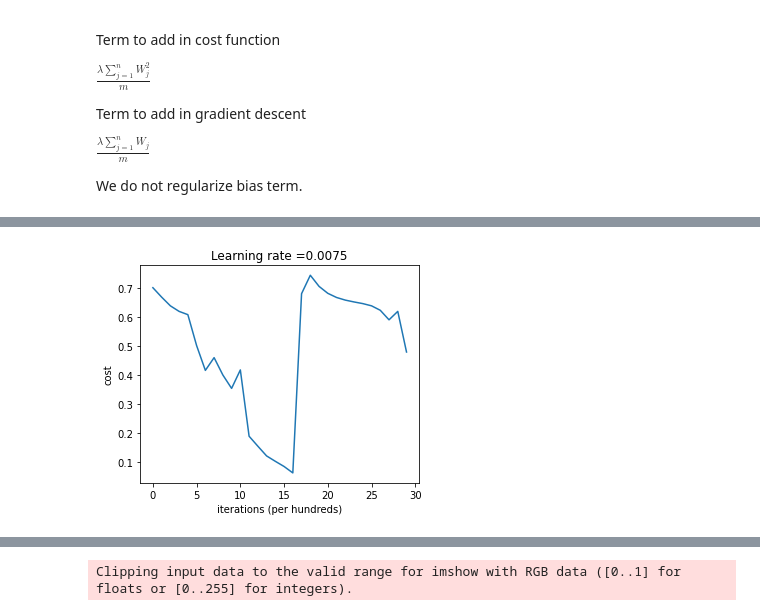
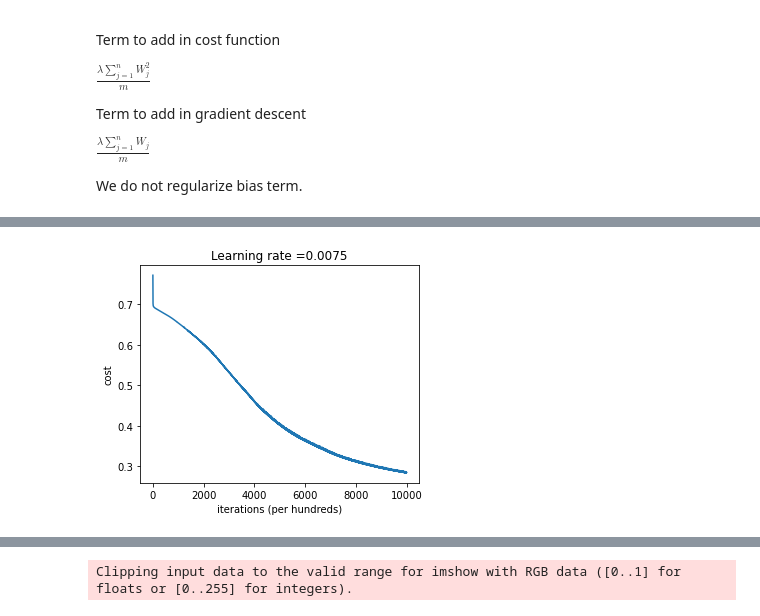
Before and after one commit to diogoalves/coursera-deep-learning-specialization, a Jupyter notebook: 01-Neural-Networks-and-Deep-Learning/week-04/experiments/experiments.ipynb, the cells around one changed output, grey strips where cells are left out. Drawn from its saved outputs; the diff is of its cells as text; code cells hidden in the pictures.

Commit message:
experimenting with regularization

```diff
--- a/01-Neural-Networks-and-Deep-Learning/week-04/experiments/experiments.ipynb
+++ b/01-Neural-Networks-and-Deep-Learning/week-04/experiments/experiments.ipynb
@@ -268,7 +268,7 @@ $ \frac { \lambda \sum_{j=1}^n W_j } {m} $
 
 We do not regularize bias term.
 # %%
-layers_dims = [12288, 256, 40, 20, 15, 10, 7, 5, 1] #  4-layer model
+layers_dims = [12288, 20, 7, 5, 1] #  4-layer model
 
 def compute_cost_with_regularization(AL, Y, regularization, parameters):
     m = Y.shape[1]
@@ -283,24 +283,77 @@ def compute_cost_with_regularization(AL, Y, regularization, parameters):
 
     # print(regularizationTerm)
 
-    cost = (1./m) * (firstTerm + regularizationTerm)
+    cost = ((1./m) * firstTerm) + ((1./(2*m)) *regularization * regularizationTerm)
 
     # cost = np.squeeze(cost)      # To make sure your cost's shape is what we expect (e.g. this turns [[17]] into 17).
     assert(cost.shape == ())
 
     return cost
 
-def update_parameters_with_regularization(parameters, grads, learning_rate, regularization):
-    L = len(parameters) // 2 # number of layers in the neural network
+def linear_backward_with_regularization(dZ, cache, regularization):
+    """
+    Implement the linear portion of backward propagation for a single layer (layer l)
 
-    for l in range(L):
-        regularizationTerm = regularization * parameters["W" + str(l+1)]
-        parameters["W" + str(l+1)] = parameters["W" + str(l+1)] - learning_rate *( grads["dW" + str(l+1)] + regularizationTerm )
-        parameters["b" + str(l+1)] = parameters["b" + str(l+1)] - learning_rate * grads["db" + str(l+1)]
+    Arguments:
+    dZ -- Gradient of the cost with respect to the linear output (of current layer l)
+    cache -- tuple of values (A_prev, W, b) coming from the forward propagation in the current layer
 
-    return parameters
+    Returns:
+    dA_prev -- Gradient of the cost with respect to the activation (of the previous layer l-1), same shape as A_prev
+    dW -- Gradient of the cost with respect to W (current layer l), same shape as W
+    db -- Gradient of the cost with respect to b (current layer l), same shape as b
+    """
+    A_prev, W, b = cache
+    m = A_prev.shape[1]
 
-def L_layer_model_with_regularization(X, Y, layers_dims, learning_rate = 0.0075, num_iterations = 3000, print_cost=False, regularization=0.01):
+    dW = 1./m * np.dot(dZ,A_prev.T) + ((regularization/m) * W)
+    db = 1./m * np.sum(dZ, axis = 1, keepdims = True)
+    dA_prev = np.dot(W.T,dZ)
+
+    assert (dA_prev.shape == A_prev.shape)
+    assert (dW.shape == W.shape)
+    assert (db.shape == b.shape)
+
+    return dA_prev, dW, db
+
+def linear_activation_backward_with_regularization(dA, cache, activation, regularization):
+    linear_cache, activation_cache = cache
+
+    if activation == "relu":
+        dZ = relu_backward(dA, activation_cache)
+        dA_prev, dW, db = linear_backward_with_regularization(dZ, linear_cache, regularization)
+
+    elif activation == "sigmoid":
+        dZ = sigmoid_backward(dA, activation_cache)
+        dA_prev, dW, db = linear_backward_with_regularization(dZ, linear_cache, regularization)
+
+    return dA_prev, dW, db
+
+def L_model_backward_with_regularization(AL, Y, caches, regularization):
+
+    grads = {}
+    L = len(caches) # the number of layers
+    m = AL.shape[1]
+    Y = Y.reshape(AL.shape) # after this line, Y is the same shape as AL
+
+    # Initializing the backpropagation
+    dAL = - (np.divide(Y, AL) - np.divide(1 - Y, 1 - AL))
+
+    # Lth layer (SIGMOID -> LINEAR) gradients. Inputs: "AL, Y, caches". Outputs: "grads["dAL"], grads["dWL"], grads["dbL"]
+    current_cache = caches[L-1]
+    grads["dA" + str(L-1)], grads["dW" + str(L)], grads["db" + str(L)] = linear_activation_backward_with_regularization(dAL, current_cache, activation = "sigmoid", regularization=regularization)
+
+    for l in reversed(range(L-1)):
+        # lth layer: (RELU -> LINEAR) gradients.
+        current_cache = caches[l]
+        dA_prev_temp, dW_temp, db_temp = linear_activation_backward_with_regularization(grads["dA" + str(l + 1)], current_cache, activation = "relu", regularization=regularization)
+        grads["dA" + str(l)] = dA_prev_temp
+        grads["dW" + str(l + 1)] = dW_temp
+        grads["db" + str(l + 1)] = db_temp
+
+    return grads
+
+def L_layer_model_with_regularization(X, Y, layers_dims, learning_rate = 0.0075, num_iterations = 2100, print_cost=False, regularization=0.01):
     np.random.seed(1)
     costs = []                         # keep track of cost
     accuracy_training = []
@@ -313,23 +366,23 @@ def L_layer_model_with_regularization(X, Y, layers_dims, learning_rate = 0.0075,
     for i in range(0, num_iterations):
         AL, caches = L_model_forward(X, parameters)
         cost = compute_cost_with_regularization(AL, Y, regularization, parameters)
-        grads = L_model_backward(AL, Y, caches)
-        parameters = update_parameters_with_regularization(parameters, grads, learning_rate, regularization)
+        grads = L_model_backward_with_regularization(AL, Y, caches, regularization)
+        parameters = update_parameters(parameters, grads, learning_rate)
 
         # Print the cost every 100 iterations
         if print_cost and i % 100 == 0 or i == num_iterations - 1:
             print("Cost after iteration {}: {}".format(i, np.squeeze(cost)))
-        if i % 50 == 0 or i == num_iterations:
-            costs.append(cost)
-            accuracy_training.append( accuracy(train_x, train_y, parameters) )
-            accuracy_test.append ( accuracy(test_x, test_y, parameters) )
+        # if i % 50 == 0 or i == num_iterations:
+        costs.append(cost)
+        accuracy_training.append( accuracy(train_x, train_y, parameters) )
+        accuracy_test.append ( accuracy(test_x, test_y, parameters) )
     return parameters, costs, accuracy_training, accuracy_test
 
 
 learning_rate = 0.0075
 
 tic = time.process_time()
-parameters, costs, accuracy_training, accuracy_test = L_layer_model_with_regularization(train_x, train_y, layers_dims, learning_rate = 0.03, num_iterations = 1500, print_cost = True, regularization=0.001)
+parameters, costs, accuracy_training, accuracy_test = L_layer_model_with_regularization(train_x, train_y, layers_dims, learning_rate = 0.001, num_iterations = 10000, print_cost = True, regularization=0.1)
 toc = time.process_time()
 processing_time = 1000 * (toc - tic)
 print('Processing time: ', str(processing_time) )
@@ -363,4 +414,4 @@ Accuracy: 0.3400000000000001
-[figure, old version]
+[figure, new version]
 # %%
 plt.plot(np.squeeze(accuracy_training))
 plt.plot(np.squeeze(accuracy_test))
```
Also changed, not shown: parts of 5 cells of this notebook.
